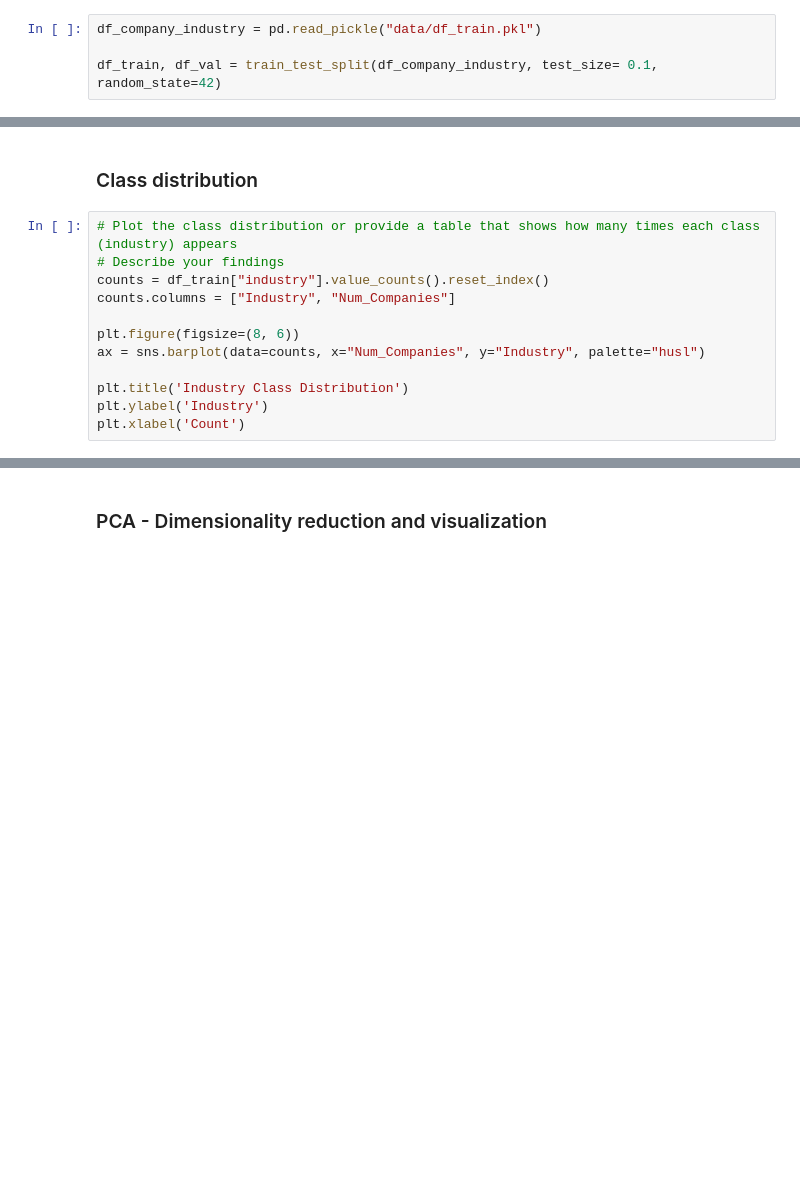
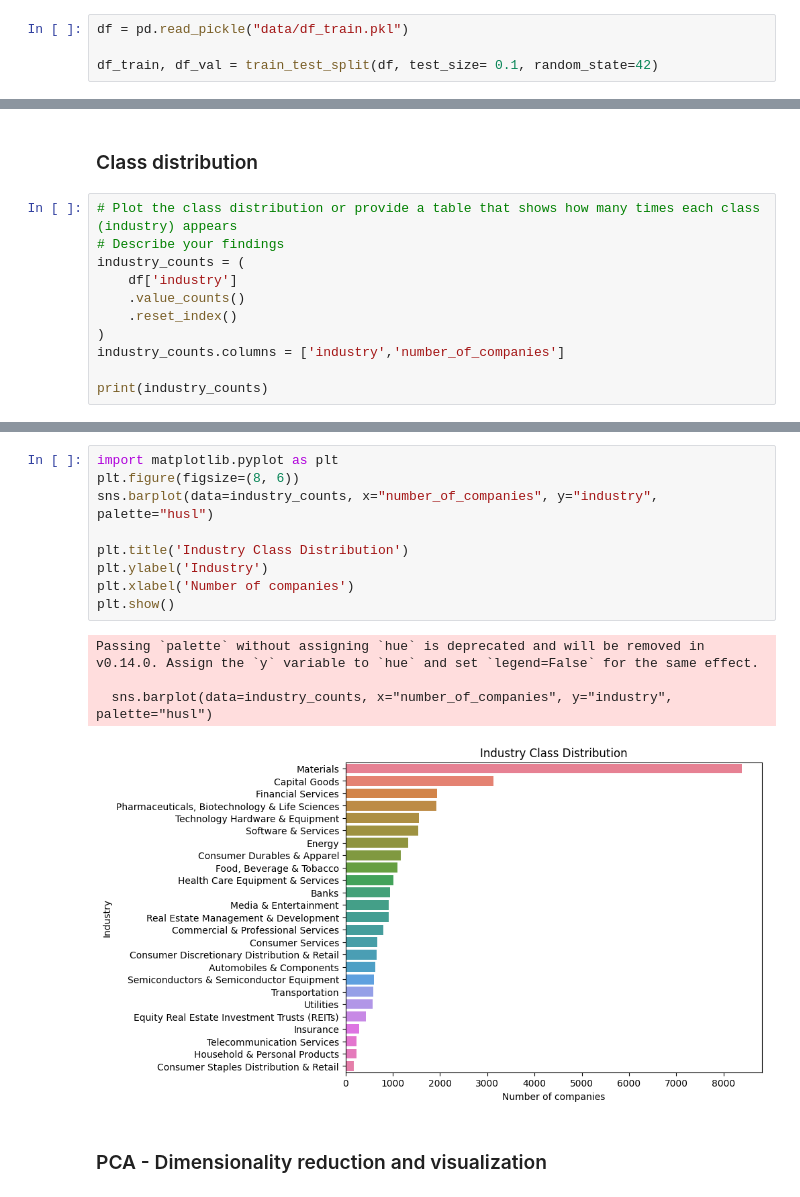
Before and after one commit to fraiaperezrayonforsman-cloud/Practical_1_FDS, a Jupyter notebook: code_skeleton_industry_classification.ipynb, the cells around one changed output, grey strips where cells are left out. Cells and saved outputs as stored; diff of their text form; blank space fills up the shorter version.

```diff
--- a/industry_classification_FINAL.ipynb
+++ b/code_skeleton_industry_classification.ipynb
@@ -20,9 +14,9 @@ import seaborn as sns
 # %% [markdown]
 # Loading Data
 # %%
-df_company_industry = pd.read_pickle("data/df_train.pkl")
+df = pd.read_pickle("data/df_train.pkl")
 
-df_train, df_val = train_test_split(df_company_industry, test_size= 0.1, random_state=42)
+df_train, df_val = train_test_split(df, test_size= 0.1, random_state=42)
 # %%
 X_train = df_train.business_description_embedding.apply(ast.literal_eval).tolist()
 X_train = np.array(X_train)
@@ -108,13 +101,12 @@ Important: Ensure that your plots have proper axis descriptions and titles. Styl
 # %%
 # Plot the class distribution or provide a table that shows how many times each class (industry) appears
 # Describe your findings
-counts = df_train["industry"].value_counts().reset_index()
-counts.columns = ["Industry", "Num_Companies"]
+industry_counts = (
+    df['industry']
+    .value_counts()
+    .reset_index()
+)
+industry_counts.columns = ['industry','number_of_companies']
 
-plt.figure(figsize=(8, 6))
-ax = sns.barplot(data=counts, x="Num_Companies", y="Industry", palette="husl")
-
-plt.title('Industry Class Distribution')
-plt.ylabel('Industry')
-plt.xlabel('Count')
+print(industry_counts)
 # %% [output]
@@ -126,3 +130,17 @@ Text(0.5, 0, 'Count')
+# %%
+import matplotlib.pyplot as plt
+plt.figure(figsize=(8, 6))
+sns.barplot(data=industry_counts, x="number_of_companies", y="industry", palette="husl")
+
+plt.title('Industry Class Distribution')
+plt.ylabel('Industry')
+plt.xlabel('Number of companies')
+plt.show()
+# %% [output]
+Passing `palette` without assigning `hue` is deprecated and will be removed in v0.14.0. Assign the `y` variable to `hue` and set `legend=False` for the same effect.
+
+  sns.barplot(data=industry_counts, x="number_of_companies", y="industry", palette="husl")
+[figure, added]
 # %% [markdown]
 ### PCA - Dimensionality reduction and visualization
 # %%
```
Also changed, not shown: parts of 54 cells of this notebook.
